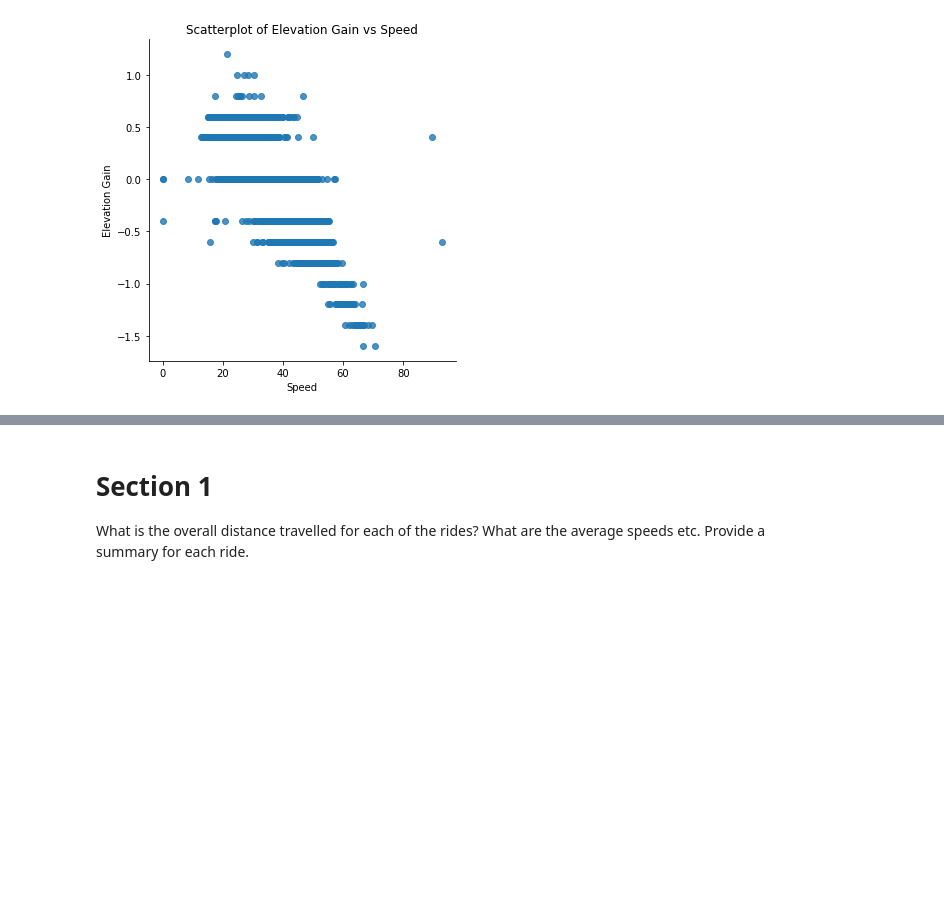
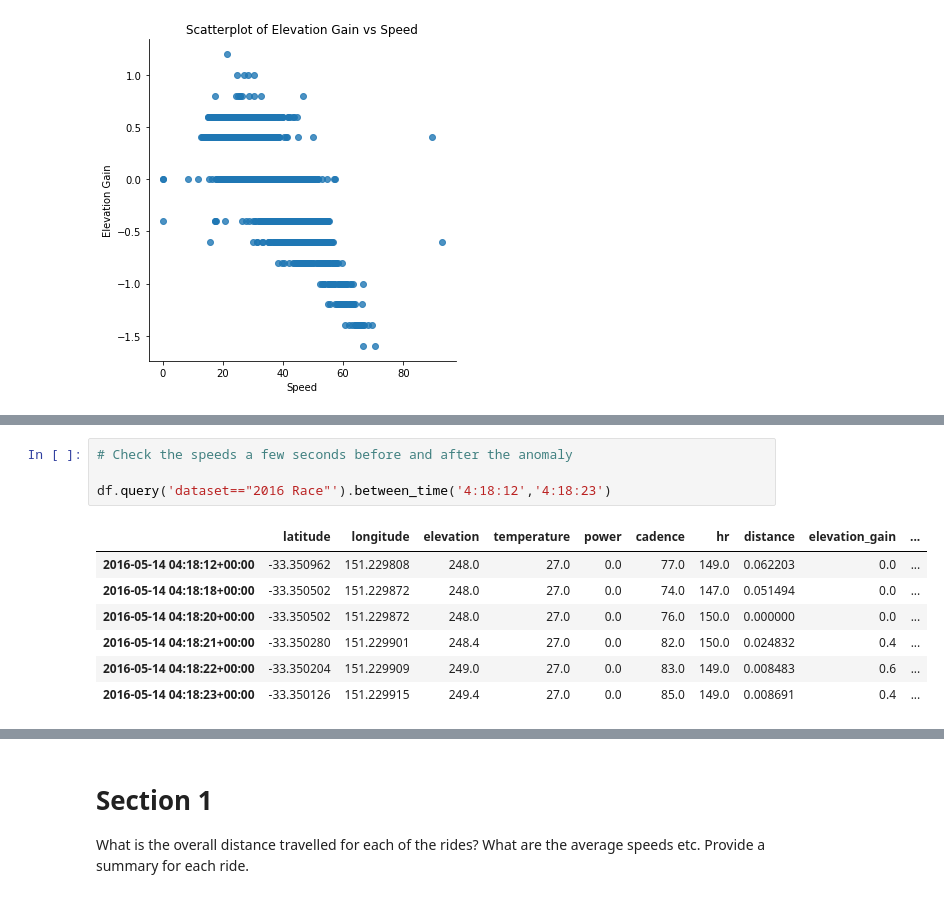
Before and after one commit to walthersy/DataScience-Portfolio, a Jupyter notebook: Portfolio 1.ipynb, the cells around one changed output, grey strips where cells are left out. Drawn from its saved outputs; the diff is of its cells as text; blank space fills up the shorter version.

```diff
--- a/Portfolio 1.ipynb
+++ b/Portfolio 1.ipynb
@@ -129,0 +149,12 @@ Since the speeds above 80 seem far from the rest of datapoints, we can conclude
+# %%
+# Check the speeds a few seconds before and after the anomaly
+
+df.query('dataset=="2016 Race"').between_time('4:18:12','4:18:23')
+# %% [output]
+|  | latitude | longitude | elevation | temperature | power | cadence | hr | distance | elevation_gain | ... |
+| 2016-05-14 04:18:12+00:00 | -33.350962 | 151.229808 | 248.0 | 27.0 | 0.0 | 77.0 | 149.0 | 0.062203 | 0.0 | ... |
+| 2016-05-14 04:18:18+00:00 | -33.350502 | 151.229872 | 248.0 | 27.0 | 0.0 | 74.0 | 147.0 | 0.051494 | 0.0 | ... |
+| 2016-05-14 04:18:20+00:00 | -33.350502 | 151.229872 | 248.0 | 27.0 | 0.0 | 76.0 | 150.0 | 0.000000 | 0.0 | ... |
+| 2016-05-14 04:18:21+00:00 | -33.350280 | 151.229901 | 248.4 | 27.0 | 0.0 | 82.0 | 150.0 | 0.024832 | 0.4 | ... |
+| 2016-05-14 04:18:22+00:00 | -33.350204 | 151.229909 | 249.0 | 27.0 | 0.0 | 83.0 | 149.0 | 0.008483 | 0.6 | ... |
+| 2016-05-14 04:18:23+00:00 | -33.350126 | 151.229915 | 249.4 | 27.0 | 0.0 | 85.0 | 149.0 | 0.008691 | 0.4 | ... |
```
Also changed, not shown: parts of 11 cells of this notebook.
